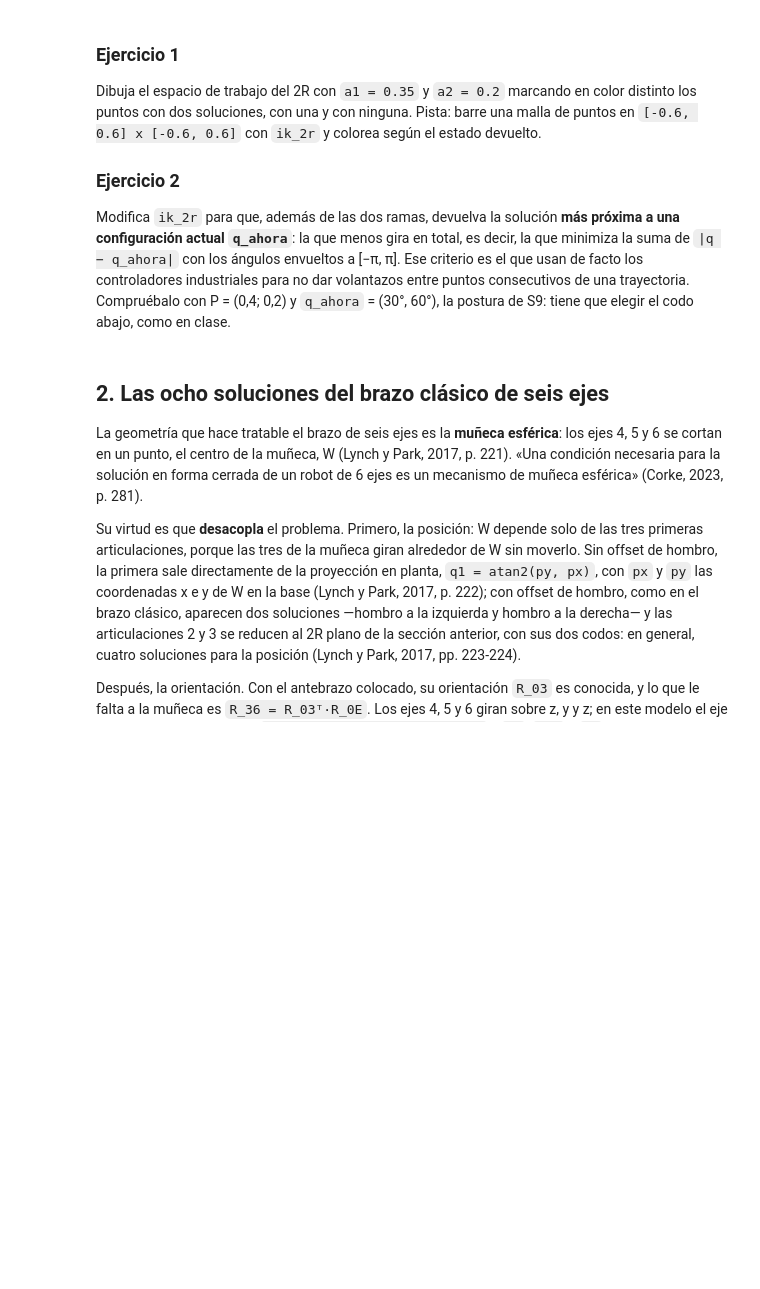
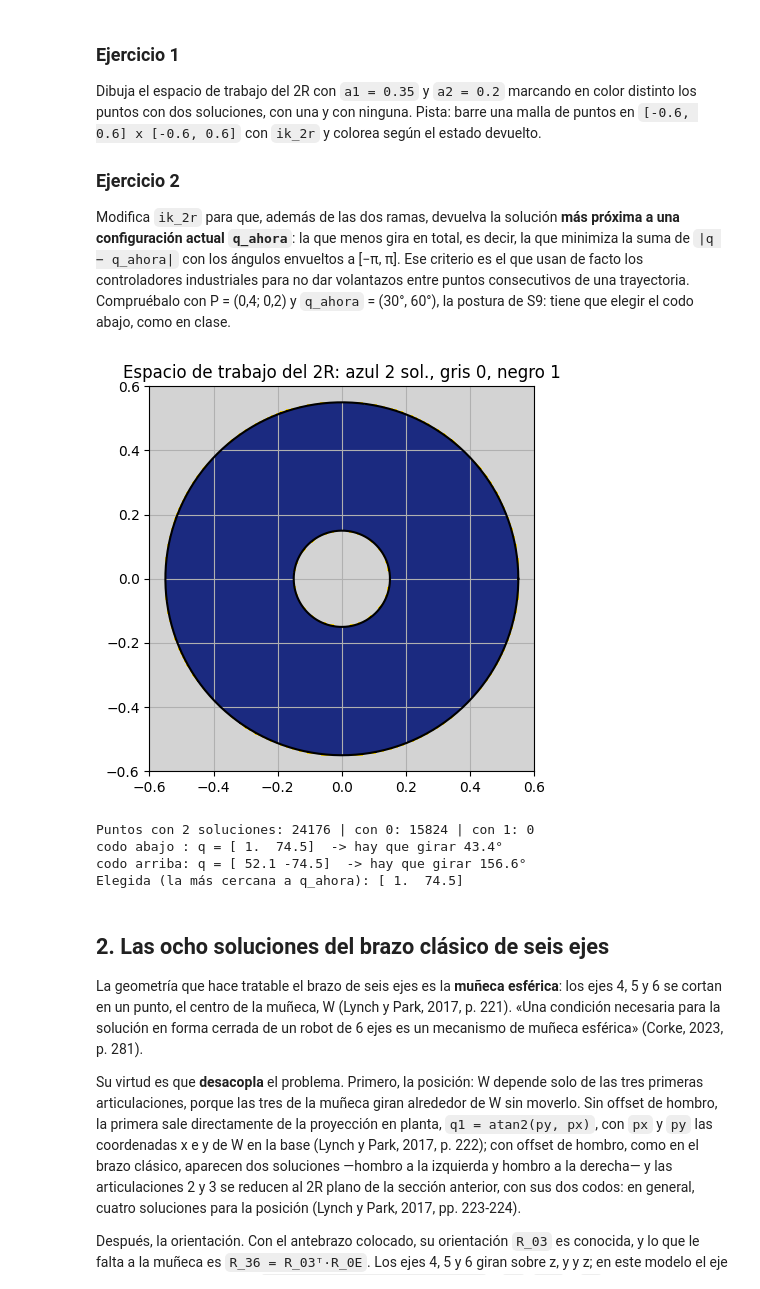
Before and after one commit to 1gui7/Mecatronica-Robotica, a Jupyter notebook: cuadernos/82514_S10_Cinematica_Inversa.ipynb, the cells around one changed output. Cells and saved outputs as stored; diff of their text form; code cells hidden in the pictures; blank space fills up the shorter version.

```diff
--- a/cuadernos/82514_S10_Cinematica_Inversa.ipynb
+++ b/cuadernos/82514_S10_Cinematica_Inversa.ipynb
@@ -219,3 +209,46 @@ Modifica `ik_2r` para que, además de las dos ramas, devuelva la solución **má
+# %%
+# Ejercicio 1
+xs = ys = np.linspace(-0.6, 0.6, 200)
+X, Y = np.meshgrid(xs, ys)
+
+codigo = {'ok': 2, 'frontera': 1}           # nº de soluciones según el estado; el resto -> 0
+N = np.array([[codigo.get(ik_2r(x, y)[0], 0) for x in xs] for y in ys])
+
+fig, ax = plt.subplots(figsize=(5.5, 5))
+ax.contourf(X, Y, N, levels=[-0.5, 0.5, 1.5, 2.5], colors=['lightgrey', 'gold', IQS_AZUL])
+ang = np.linspace(0, 2*np.pi, 300)
+for r in (abs(A1 - A2), A1 + A2):           # las fronteras (1 solución) se dibujan en negro
+    ax.plot(r*np.cos(ang), r*np.sin(ang), 'k', lw=1.5)
+ax.set_aspect('equal'); ax.set_title('Espacio de trabajo del 2R: azul 2 sol., gris 0, negro 1')
+plt.show()
+
+print('Puntos con 2 soluciones:', (N == 2).sum(), '| con 0:', (N == 0).sum(), '| con 1:', (N == 1).sum())
+
+
+# Ejercicio 2
+def envolver(a):
+    return np.arctan2(np.sin(a), np.cos(a))     # lleva cualquier ángulo a [-π, π]
+
+def ik_2r_cercana(x, y, q_ahora, **kw):
+    estado, sols = ik_2r(x, y, **kw)
+    if not sols:
+        return estado, sols, None
+    giros = [np.abs(envolver(q - q_ahora)).sum() for q in sols]   # cuánto gira cada rama
+    return estado, sols, sols[int(np.argmin(giros))]
+
+q_ahora = np.deg2rad([30, 60])                  # la postura de S9
+estado, sols, q_mejor = ik_2r_cercana(0.4, 0.2, q_ahora)
+
+for etq, q in zip(['codo abajo ', 'codo arriba'], sols):
+    giro = np.rad2deg(np.abs(envolver(q - q_ahora)).sum())
+    print(f'{etq}: q = {np.rad2deg(q).round(1)}  -> hay que girar {giro:.1f}°')
+print('Elegida (la más cercana a q_ahora):', np.rad2deg(q_mejor).round(1))
+# %% [output]
+[figure, added]
+Puntos con 2 soluciones: 24176 | con 0: 15824 | con 1: 0
+codo abajo : q = [ 1.  74.5]  -> hay que girar 43.4°
+codo arriba: q = [ 52.1 -74.5]  -> hay que girar 156.6°
+Elegida (la más cercana a q_ahora): [ 1.  74.5]
 # %% [markdown]
 ## 2. Las ocho soluciones del brazo clásico de seis ejes
 
```
Also changed, not shown: parts of 12 cells of this notebook.
